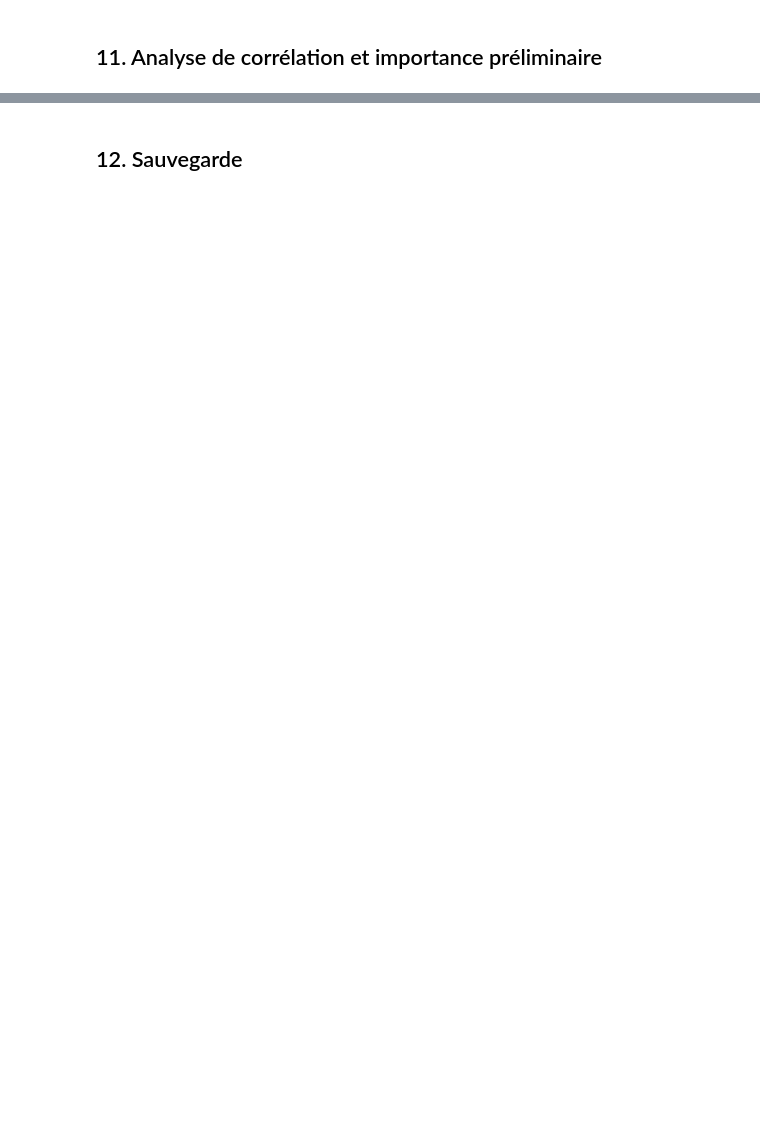
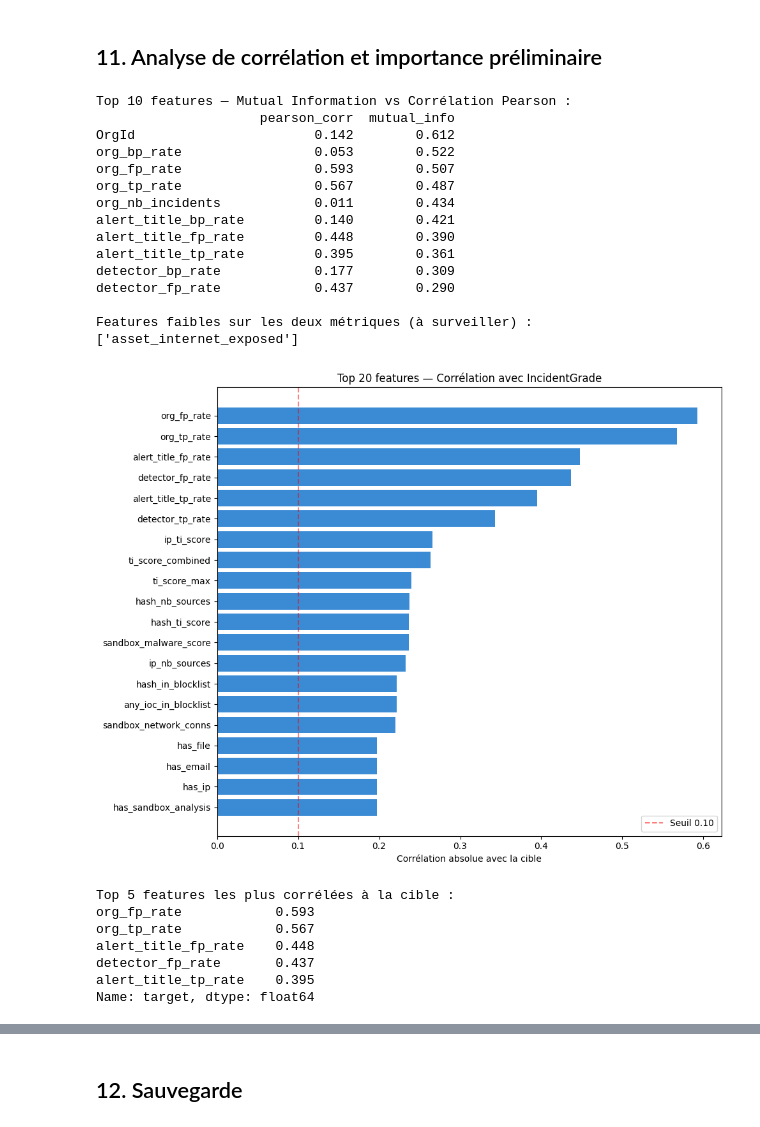
Before and after one commit to salma-1212/poc-soc-triage, a Jupyter notebook: 02_feature_engineering.ipynb, the cells around one changed output, grey strips where cells are left out. Saved outputs shown, nothing was run; the diff lists cells and outputs as text; code cells hidden in the pictures; blank space fills up the shorter version.

```diff
--- a/02_feature_engineering.ipynb
+++ b/02_feature_engineering.ipynb
@@ -312,7 +539,7 @@ feat['has_account'] = df['has_account']
 feat['has_email'] = df['has_email']
 
 # Diversité des entités (plus c'est divers, plus c'est suspect)
-feat['entity_diversity'] = df['nb_entity_types']
+# feat['entity_diversity'] = df['nb_entity_types']
 
 # Encodage de SuspicionLevel
 suspicion_map = {'High': 3, 'Medium': 2, 'Low': 1, 'Unknown': 0}
@@ -325,4 +552,4 @@ feat['has_threat_family'] = df['threat_family'].notna().astype(int)
 feat['is_windows'] = (df['os_family'] == 'Windows').astype(int)
 
 print('Features contexte incident ajoutées')
-print(feat[['suspicion_level_encoded', 'entity_diversity', 'has_threat_family']].describe().round(2))
+print(feat[['suspicion_level_encoded', 'nb_entity_types', 'has_threat_family']].describe().round(2))
@@ -367,23 +685,78 @@ for i, c in enumerate(feature_cols, 1):
 # %% [markdown]
 ## 11. Analyse de corrélation et importance préliminaire
 # %%
-# Corrélation features vs cible
+# S'assurer que toutes les colonnes object sont exclues des analyses numériques
+string_cols = feat_ml.select_dtypes(include='object').columns.tolist()
+if string_cols:
+    print(f"[WARN] Colonnes string détectées et exclues : {string_cols}")
+    feat_ml = feat_ml.drop(columns=string_cols)
+
+feature_cols = [c for c in feat_ml.columns if c not in ['IncidentId', 'target']]
+
+# Corrélation Pearson (relations linéaires)
 corr_with_target = feat_ml[feature_cols + ['target']].corr()['target'].drop('target').abs()
 corr_with_target = corr_with_target.sort_values(ascending=False)
+
+# Mutual Information (relations non-linéaires) — complément indispensable
+from sklearn.feature_selection import mutual_info_classif
+
+mi_scores = mutual_info_classif(
+    feat_ml[feature_cols].fillna(0),
+    feat_ml['target'],
+    random_state=RANDOM_SEED
+)
+mi_series = pd.Series(mi_scores, index=feature_cols).sort_values(ascending=False)
+
+# Comparaison côte à côte
+importance_df = pd.DataFrame({
+    'pearson_corr': corr_with_target,
+    'mutual_info':  mi_series
+}).sort_values('mutual_info', ascending=False)
+
+print("Top 10 features — Mutual Information vs Corrélation Pearson :")
+print(importance_df.head(10).round(3))
+
+# Features faibles selon les DEUX métriques — candidates à la suppression
+weak = importance_df[(importance_df['pearson_corr'] < 0.02) & (importance_df['mutual_info'] < 0.01)]
+if len(weak) > 0:
+    print(f"\nFeatures faibles sur les deux métriques (à surveiller) : {weak.index.tolist()}")
 
 fig, ax = plt.subplots(figsize=(10, 8))
 top20 = corr_with_target.head(20)
 bars = ax.barh(range(len(top20)), top20.values, color='#3B8BD4')
 ax.set_yticks(range(len(top20)))
 ax.set_yticklabels(top20.index, fontsize=10)
 ax.invert_yaxis()
 ax.set_xlabel('Corrélation absolue avec la cible')
 ax.set_title('Top 20 features — Corrélation avec IncidentGrade')
 ax.axvline(0.1, color='red', linestyle='--', alpha=0.5, label='Seuil 0.10')
 ax.legend()
 plt.tight_layout()
 plt.savefig(DATA_DIR / 'feature_correlation.png', dpi=120, bbox_inches='tight')
 plt.show()
 print(f'\nTop 5 features les plus corrélées à la cible :')
 print(corr_with_target.head(5).round(3))
+# %% [output]
+Top 10 features — Mutual Information vs Corrélation Pearson :
+                     pearson_corr  mutual_info
+OrgId                       0.142        0.612
+org_bp_rate                 0.053        0.522
+org_fp_rate                 0.593        0.507
+org_tp_rate                 0.567        0.487
+org_nb_incidents            0.011        0.434
+alert_title_bp_rate         0.140        0.421
+alert_title_fp_rate         0.448        0.390
+alert_title_tp_rate         0.395        0.361
+detector_bp_rate            0.177        0.309
+detector_fp_rate            0.437        0.290
+
+Features faibles sur les deux métriques (à surveiller) : ['asset_internet_exposed']
+[figure, added]
+Top 5 features les plus corrélées à la cible :
+org_fp_rate            0.593
+org_tp_rate            0.567
+alert_title_fp_rate    0.448
+detector_fp_rate       0.437
+alert_title_tp_rate    0.395
+Name: target, dtype: float64
 # %%
```
Also changed, not shown: parts of 20 cells of this notebook, 41 other files.
